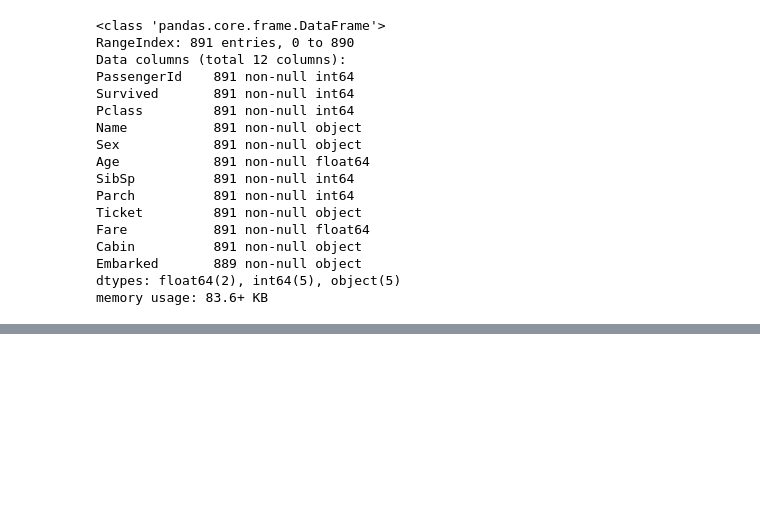
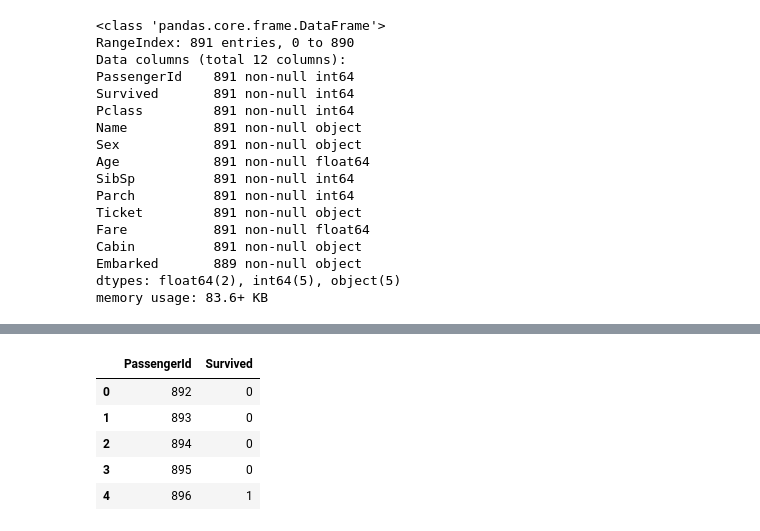
Before and after one commit to X018/ml, a Jupyter notebook: dev/001_titanic/titanic_lr.ipynb, the cells around one changed output, grey strips where cells are left out. Cells and saved outputs as stored; diff of their text form; code cells hidden in the pictures; blank space fills up the shorter version.

```diff
--- a/dev/001_titanic/titanic_lr.ipynb
+++ b/dev/001_titanic/titanic_lr.ipynb
@@ -399,0 +430,14 @@ df
+# %%
+test = df_test.filter(regex='Age_.*|SibSp|Parch|Fare_.*|Cabin_.*|Embarked_.*|Sex_.*|Pclass_.*')
+predictions = clf.predict(test)
+result = pd.DataFrame({'PassengerId':data_test['PassengerId'].as_matrix(),
+                       'Survived':predictions.astype(np.int32)})
+result.to_csv('output/titanic_lr_predictions.csv', index=False)
+result.head()
+# %% [output]
+|  | PassengerId | Survived |
+| 0 | 892 | 0 |
+| 1 | 893 | 0 |
+| 2 | 894 | 0 |
+| 3 | 895 | 0 |
+| 4 | 896 | 1 |
```
Also changed, not shown: parts of 12 cells of this notebook, 3 other files.
